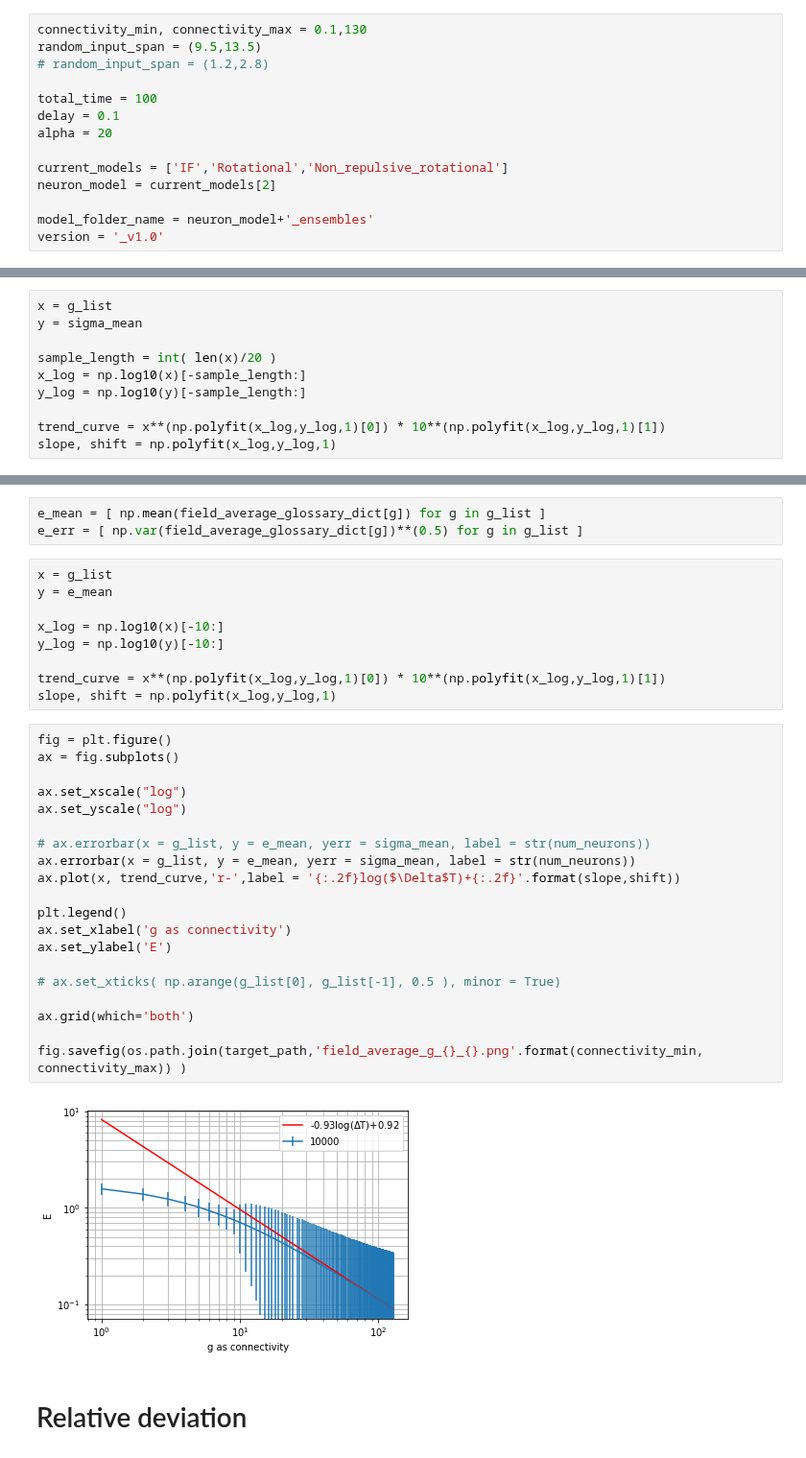
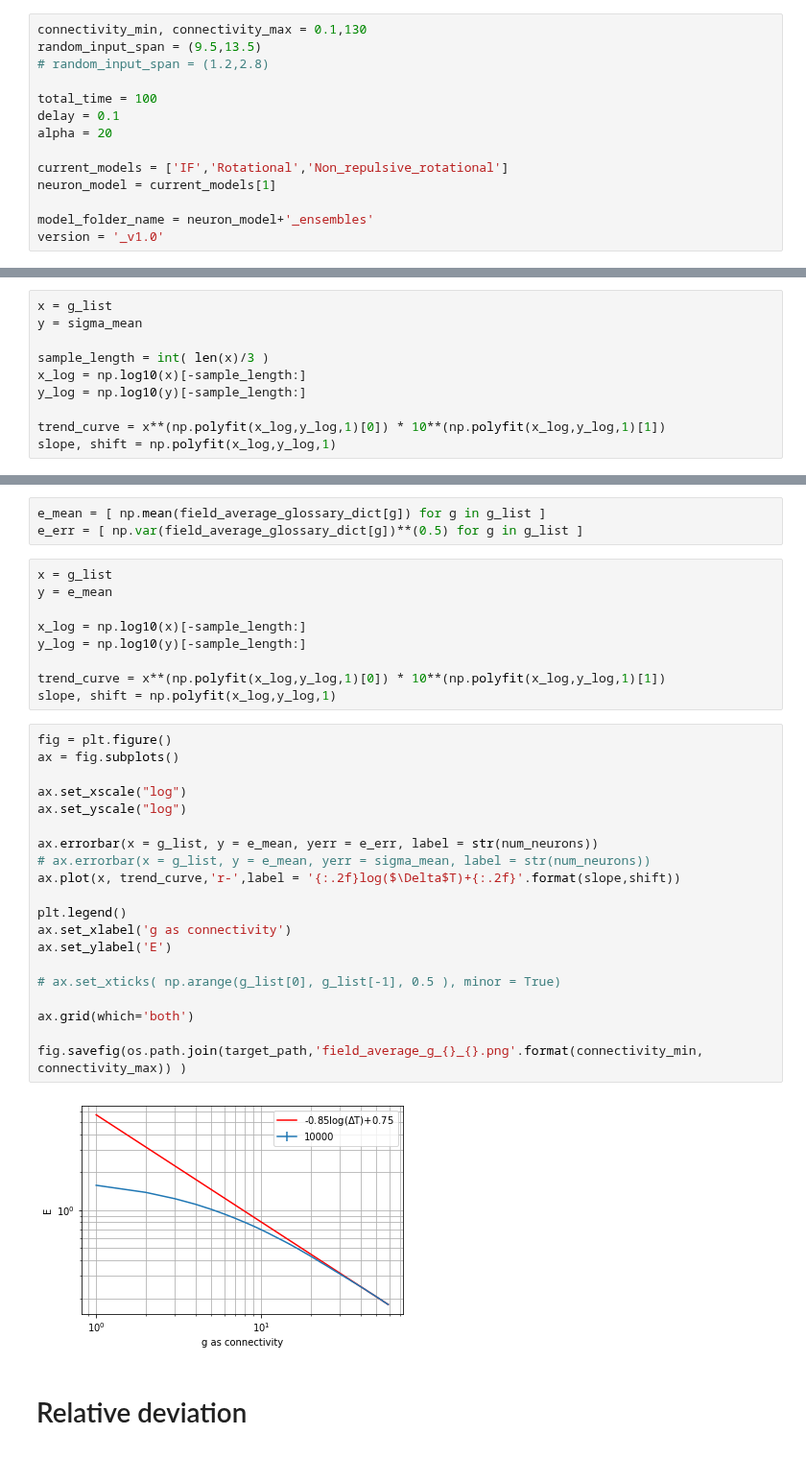
Before and after one commit to mmehrani/master_thesis, a Jupyter notebook: scripts/all_neurons_model_in_one_place/averaging_on_ensembles.ipynb, the cells around one changed output, grey strips where cells are left out. Shown at 96% size. Cells and saved outputs as stored; diff of their text form.

```diff
--- a/scripts/all_neurons_model_in_one_place/averaging_on_ensembles.ipynb
+++ b/scripts/all_neurons_model_in_one_place/averaging_on_ensembles.ipynb
@@ -13,7 +13,7 @@ delay = 0.1
 alpha = 20
 
 current_models = ['IF','Rotational','Non_repulsive_rotational']
-neuron_model = current_models[2]
+neuron_model = current_models[1]
 
 model_folder_name = neuron_model+'_ensembles'
 version = '_v1.0'
@@ -84,7 +84,7 @@ sigma_err = [ np.var(sigma_glossary_dict[g])**(0.5) for g in g_list ]
 x = g_list
 y = sigma_mean
 
-sample_length = int( len(x)/20 )
+sample_length = int( len(x)/3 )
 x_log = np.log10(x)[-sample_length:]
 y_log = np.log10(y)[-sample_length:]
 
@@ -122,33 +126,33 @@ e_err = [ np.var(field_average_glossary_dict[g])**(0.5) for g in g_list ]
 x = g_list
 y = e_mean
 
-x_log = np.log10(x)[-10:]
-y_log = np.log10(y)[-10:]
+x_log = np.log10(x)[-sample_length:]
+y_log = np.log10(y)[-sample_length:]
 
 trend_curve = x**(np.polyfit(x_log,y_log,1)[0]) * 10**(np.polyfit(x_log,y_log,1)[1])
 slope, shift = np.polyfit(x_log,y_log,1)
 # %%
 fig = plt.figure()
 ax = fig.subplots()
 
 ax.set_xscale("log")
 ax.set_yscale("log")
 
+ax.errorbar(x = g_list, y = e_mean, yerr = e_err, label = str(num_neurons))
 # ax.errorbar(x = g_list, y = e_mean, yerr = sigma_mean, label = str(num_neurons))
-ax.errorbar(x = g_list, y = e_mean, yerr = sigma_mean, label = str(num_neurons))
 ax.plot(x, trend_curve,'r-',label = '{:.2f}log($\Delta$T)+{:.2f}'.format(slope,shift))
 
 plt.legend()
 ax.set_xlabel('g as connectivity')
 ax.set_ylabel('E')
 
 # ax.set_xticks( np.arange(g_list[0], g_list[-1], 0.5 ), minor = True)
 
 ax.grid(which='both')
 
 fig.savefig(os.path.join(target_path,'field_average_g_{}_{}.png'.format(connectivity_min, connectivity_max)) )
 # %% [output]
-[figure, old version]
+[figure, new version]
 # %% [markdown]
 # Relative deviation
 # %%
```
Also changed, not shown: parts of 10 cells of this notebook, 10 other files.
